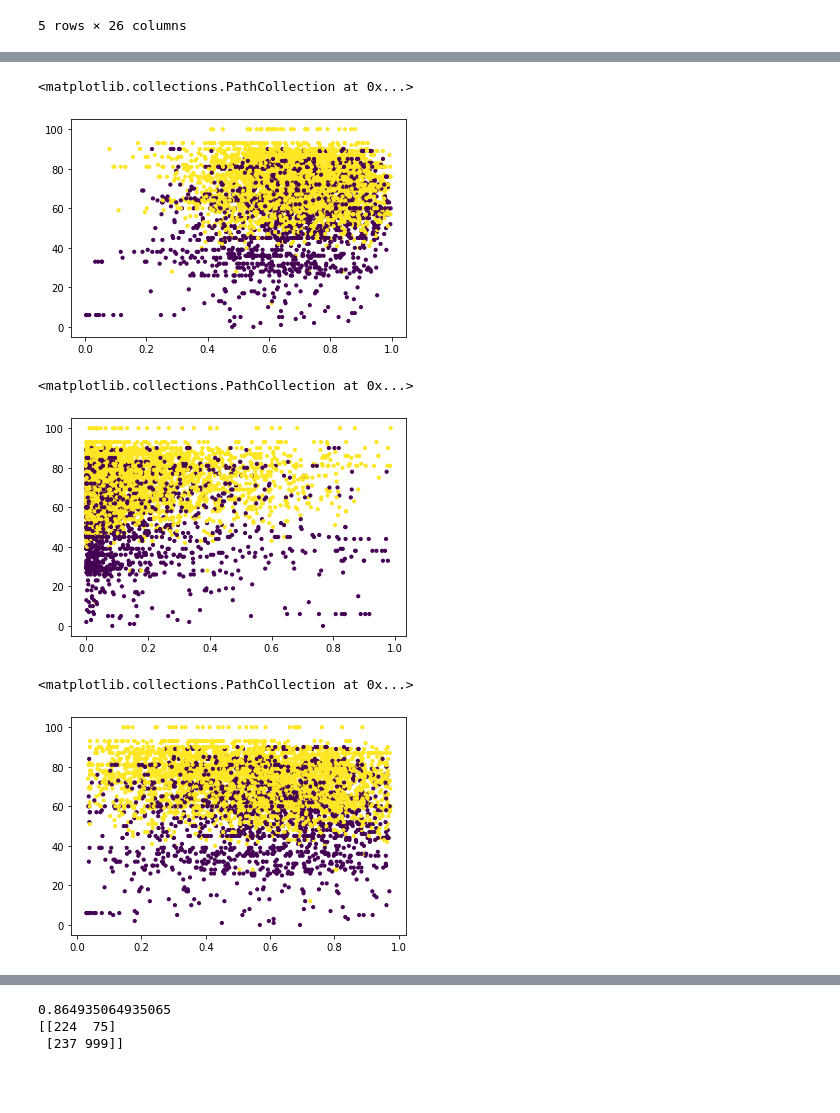
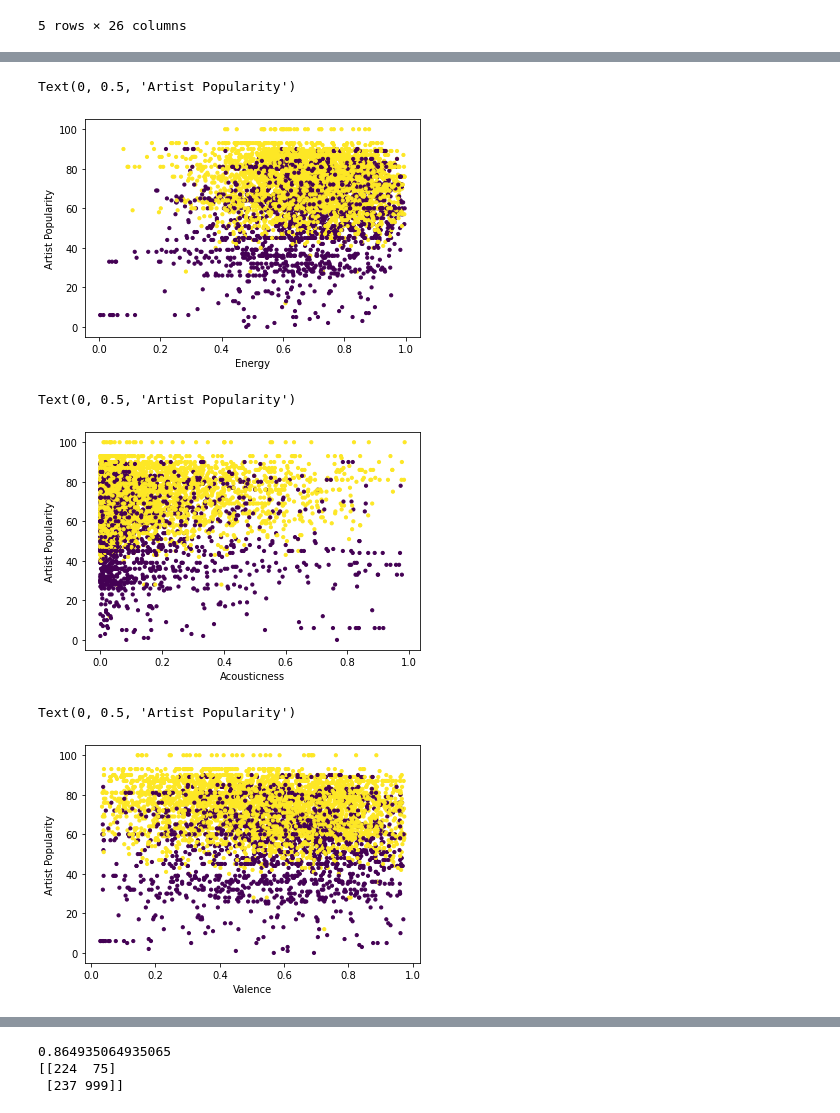
Before and after one commit to mnocerino23/Spotify-Song-Popularity-Classifier, a Jupyter notebook: Visualization_ML_SpotifyPopularity.ipynb, the cells around one changed output, grey strips where cells are left out. Saved outputs shown, nothing was run; the diff lists cells and outputs as text; code cells hidden in the pictures; blank space fills up the shorter version.

```diff
--- a/Visualization_ML_SpotifyPopularity.ipynb
+++ b/Visualization_ML_SpotifyPopularity.ipynb
@@ -261,26 +270,33 @@ y = dataset_restricted['artist popularity']
 colors = dataset_restricted['popularity']
 
 plt.scatter(x,y, s = 10, c=colors)
+plt.xlabel('Energy')
+plt.ylabel('Artist Popularity')
 # %% [output]
-<matplotlib.collections.PathCollection at 0x...>
+Text(0, 0.5, 'Artist Popularity')
-[figure, old version]
+[figure, new version]
 # %%
 x = dataset_restricted['acousticness']
 y = dataset_restricted['artist popularity']
 colors = dataset_restricted['popularity']
 
 plt.scatter(x,y, s = 10, c=colors)
+plt.xlabel('Acousticness')
+plt.ylabel('Artist Popularity')
 # %% [output]
-<matplotlib.collections.PathCollection at 0x...>
+Text(0, 0.5, 'Artist Popularity')
-[figure, old version]
+[figure, new version]
 # %%
 x = dataset_restricted['valence']
 y = dataset_restricted['artist popularity']
 colors = dataset_restricted['popularity']
+
 plt.scatter(x,y, s = 10, c=colors)
+plt.xlabel('Valence')
+plt.ylabel('Artist Popularity')
 # %% [output]
-<matplotlib.collections.PathCollection at 0x...>
+Text(0, 0.5, 'Artist Popularity')
-[figure, old version]
+[figure, new version]
 # %%
 x = dataset_restricted['liveness']
 y = dataset_restricted['artist popularity']
```
Also changed, not shown: parts of 8 cells of this notebook.
